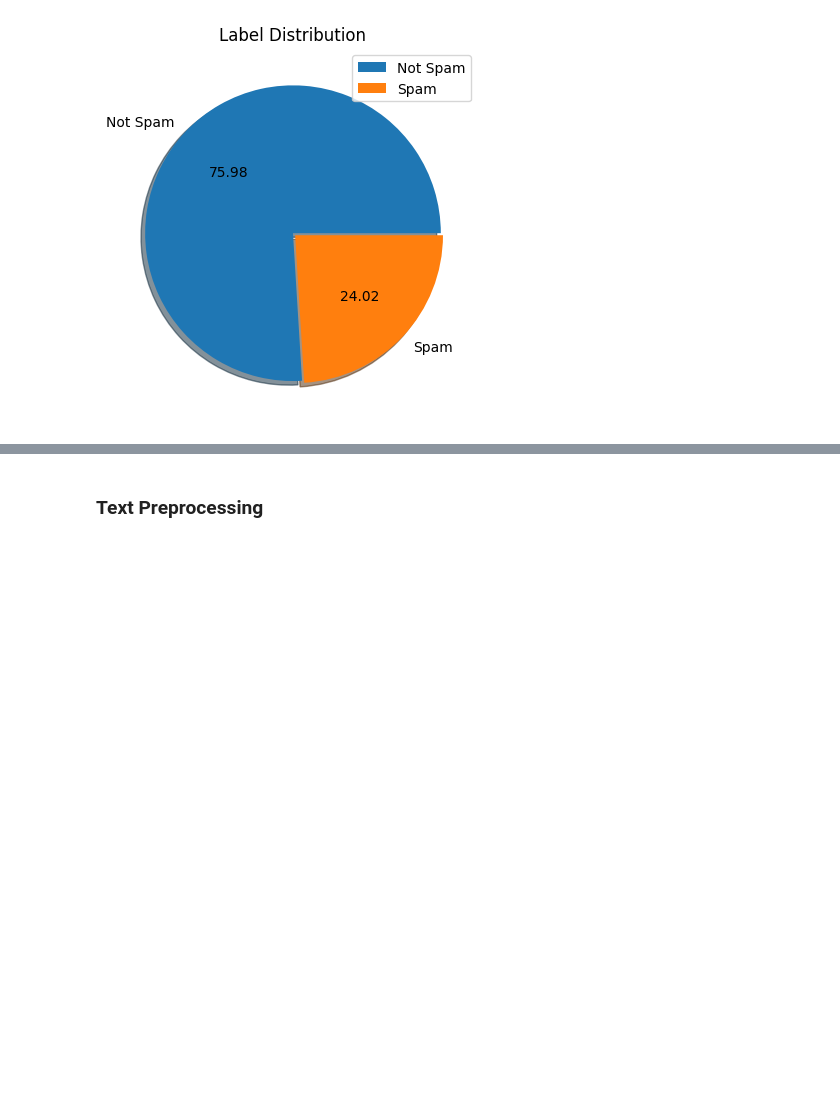
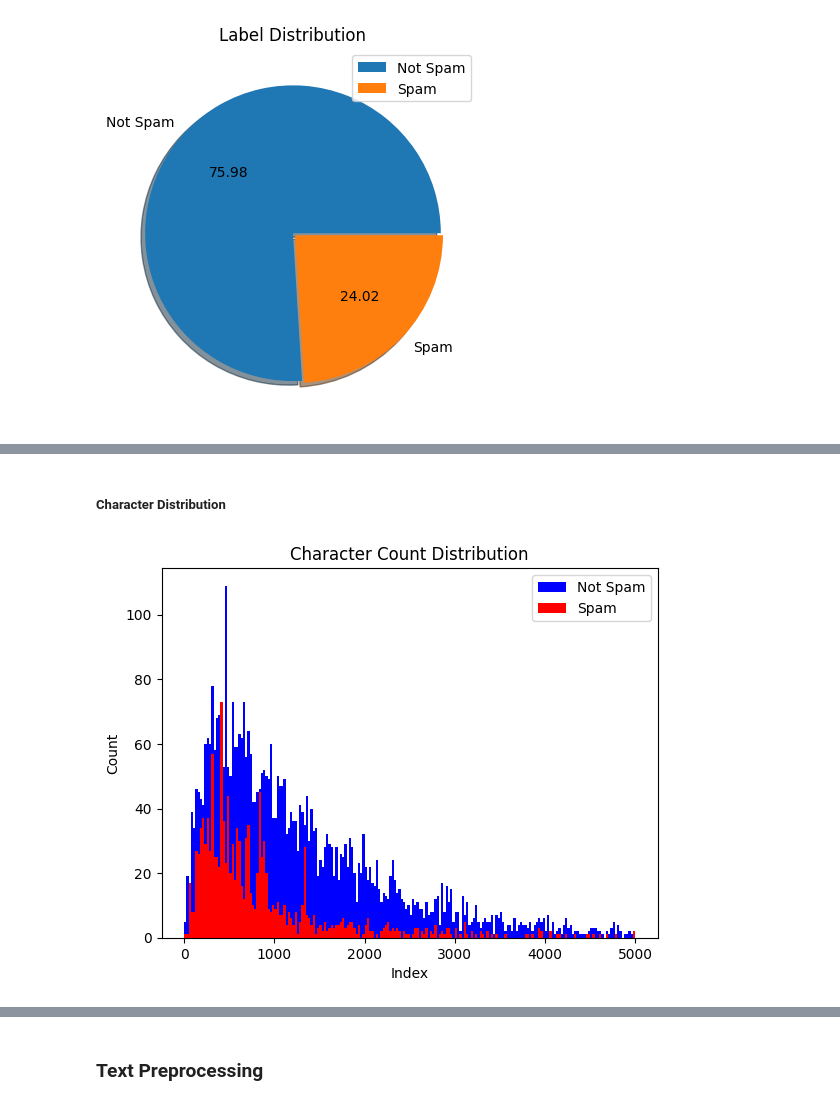
Before and after one commit to RampageousRJ/Spam-Email-Detection, a Jupyter notebook: model/model.ipynb, the cells around one changed output, grey strips where cells are left out. Saved outputs shown, nothing was run; the diff lists cells and outputs as text; code cells hidden in the pictures; blank space fills up the shorter version.

```diff
--- a/model/model.ipynb
+++ b/model/model.ipynb
@@ -100,0 +117,4 @@ plt.show()
+# %%
+df['Characters'] = [len(x) for x in df['Content']]
+df['Words'] = [len(x.split(" ")) for x in df['Content']]
+df[['Characters','Words']].describe()
@@ -100,0 +131,12 @@ plt.show()
+# %% [markdown]
+##### Character Distribution
+# %%
+plt.hist(df[df['Label']=='Not Spam']['Characters'],bins=200,range=(0,5000),color='blue',label='Not Spam')
+plt.hist(df[df['Label']=='Spam']['Characters'],bins=200,range=(0,5000),color='red',label='Spam')
+plt.legend(loc="best")
+plt.title("Character Count Distribution")
+plt.xlabel('Index')
+plt.ylabel('Count')
+plt.show()
+# %% [output]
+[figure, added]
```
Also changed, not shown: parts of 17 cells of this notebook, 3 other files.
